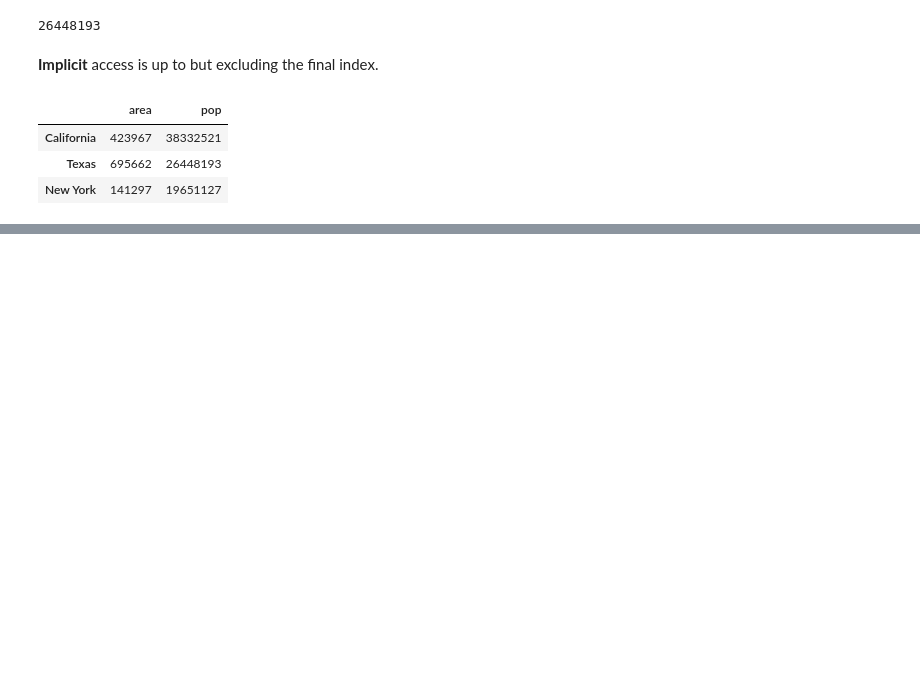
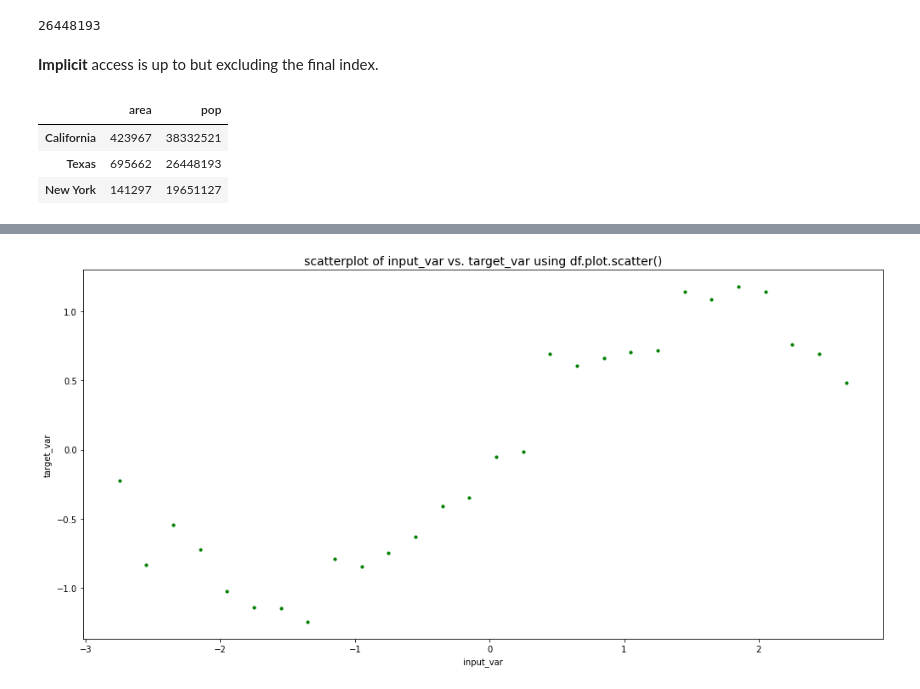
Before and after one commit to malminhas/data-analytics, a Jupyter notebook: pandas-basics-playbook2.ipynb, the cells around one changed output, grey strips where cells are left out. Cells and saved outputs as stored; diff of their text form; code cells hidden in the pictures; blank space fills up the shorter version.

```diff
--- a/pandas-basics-playbook2.ipynb
+++ b/pandas-basics-playbook2.ipynb
@@ -270,0 +363,8 @@ df.iloc[:3, :2]
+# %%
+title = f"scatterplot of input_var vs. target_var using df.plot.scatter()"
+ax = df.plot.scatter(figsize=(14,7), x='input_var',y='target_var',color='g',s=10)
+ax.set(xlabel='input_var', ylabel='target_var')
+ax.set_title(title,fontsize=14)
+plt.tight_layout()
+# %% [output]
+[figure, added]
```
Also changed, not shown: parts of 14 cells of this notebook.
